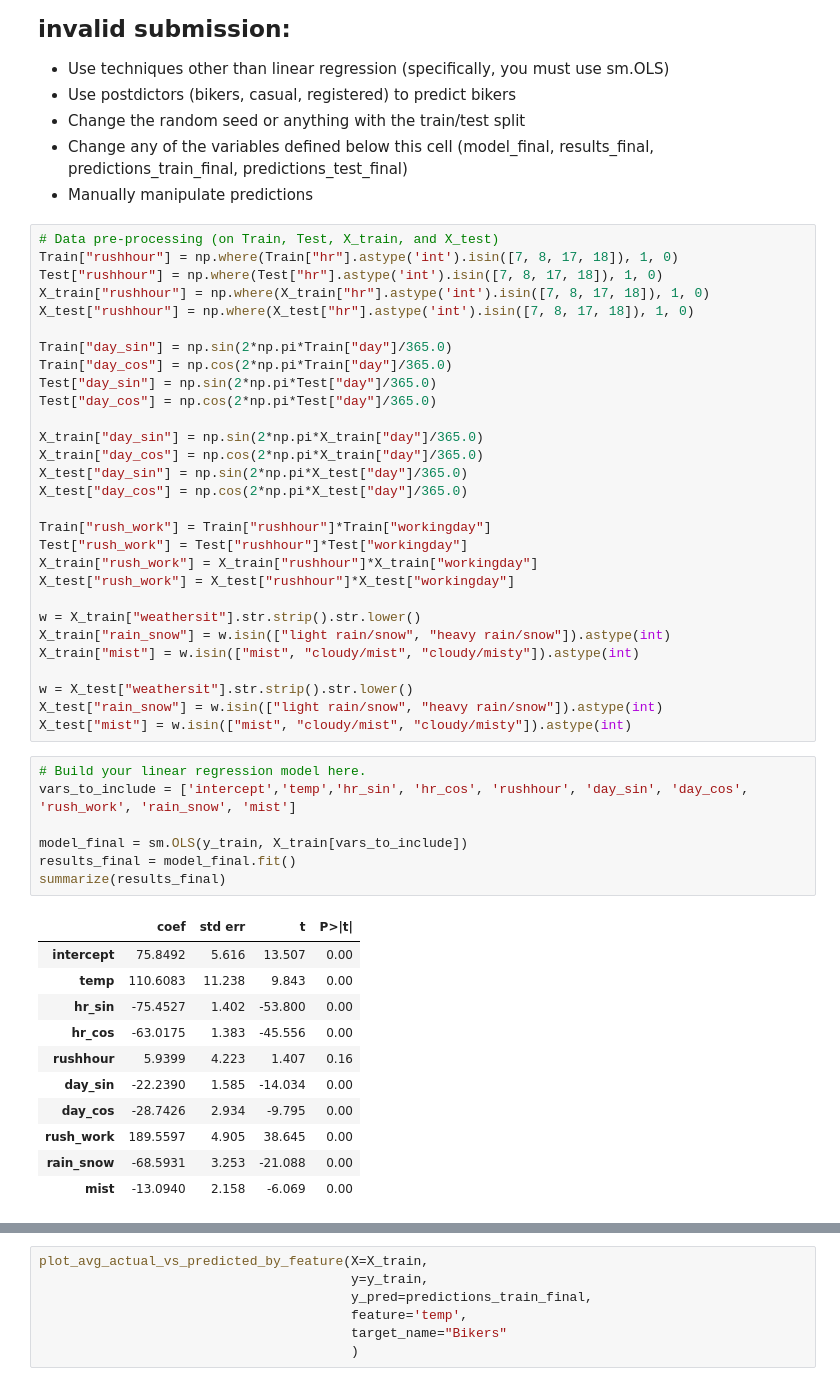
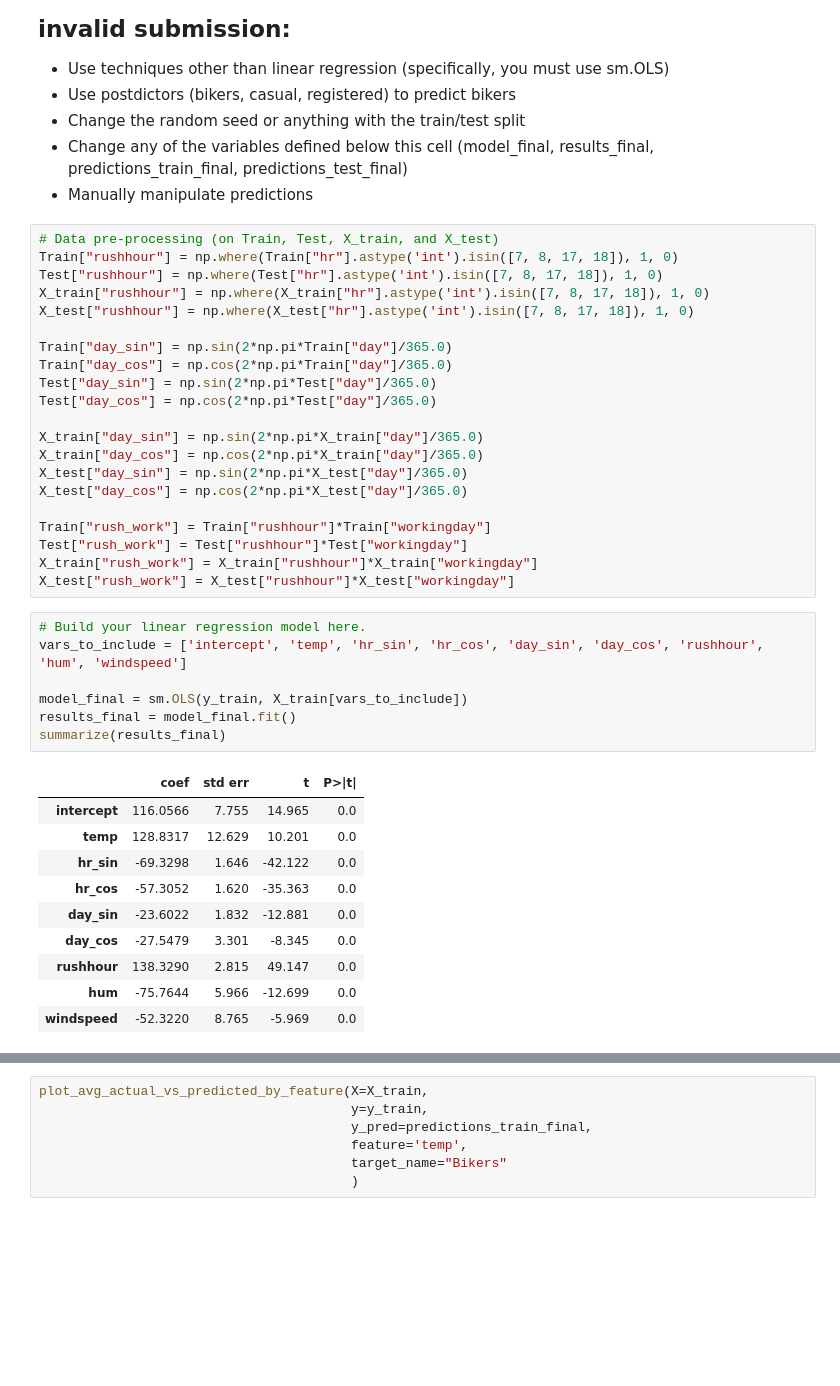
Before and after one commit to kangadi28/code_2600, a Jupyter notebook: mod05_nonlinear.ipynb, the cells around one changed output, grey strips where cells are left out. Cells and saved outputs as stored; diff of their text form; blank space fills up the shorter version.

Commit message:
Changed model so that train MSE is between 6600 and 6800

```diff
--- a/mod05_nonlinear.ipynb
+++ b/mod05_nonlinear.ipynb
@@ -324,33 +324,24 @@ Train["rush_work"] = Train["rushhour"]*Train["workingday"]
 Test["rush_work"] = Test["rushhour"]*Test["workingday"]
 X_train["rush_work"] = X_train["rushhour"]*X_train["workingday"]
 X_test["rush_work"] = X_test["rushhour"]*X_test["workingday"]
-
-w = X_train["weathersit"].str.strip().str.lower()
-X_train["rain_snow"] = w.isin(["light rain/snow", "heavy rain/snow"]).astype(int)
-X_train["mist"] = w.isin(["mist", "cloudy/mist", "cloudy/misty"]).astype(int)
-
-w = X_test["weathersit"].str.strip().str.lower()
-X_test["rain_snow"] = w.isin(["light rain/snow", "heavy rain/snow"]).astype(int)
-X_test["mist"] = w.isin(["mist", "cloudy/mist", "cloudy/misty"]).astype(int)
 # %%
 # Build your linear regression model here.
-vars_to_include = ['intercept','temp','hr_sin', 'hr_cos', 'rushhour', 'day_sin', 'day_cos', 'rush_work', 'rain_snow', 'mist']
+vars_to_include = ['intercept', 'temp', 'hr_sin', 'hr_cos', 'day_sin', 'day_cos', 'rushhour', 'hum', 'windspeed']
 
 model_final = sm.OLS(y_train, X_train[vars_to_include])
 results_final = model_final.fit()
 summarize(results_final)
 # %% [output]
 |  | coef | std err | t | P>|t| |
-| intercept | 75.8492 | 5.616 | 13.507 | 0.00 |
-| temp | 110.6083 | 11.238 | 9.843 | 0.00 |
-| hr_sin | -75.4527 | 1.402 | -53.800 | 0.00 |
-| hr_cos | -63.0175 | 1.383 | -45.556 | 0.00 |
-| rushhour | 5.9399 | 4.223 | 1.407 | 0.16 |
-| day_sin | -22.2390 | 1.585 | -14.034 | 0.00 |
-| day_cos | -28.7426 | 2.934 | -9.795 | 0.00 |
-| rush_work | 189.5597 | 4.905 | 38.645 | 0.00 |
-| rain_snow | -68.5931 | 3.253 | -21.088 | 0.00 |
-| mist | -13.0940 | 2.158 | -6.069 | 0.00 |
+| intercept | 116.0566 | 7.755 | 14.965 | 0.0 |
+| temp | 128.8317 | 12.629 | 10.201 | 0.0 |
+| hr_sin | -69.3298 | 1.646 | -42.122 | 0.0 |
+| hr_cos | -57.3052 | 1.620 | -35.363 | 0.0 |
+| day_sin | -23.6022 | 1.832 | -12.881 | 0.0 |
+| day_cos | -27.5479 | 3.301 | -8.345 | 0.0 |
+| rushhour | 138.3290 | 2.815 | 49.147 | 0.0 |
+| hum | -75.7644 | 5.966 | -12.699 | 0.0 |
+| windspeed | -52.3220 | 8.765 | -5.969 | 0.0 |
 # %%
 predictions_train_final = predict(X_train[vars_to_include], results_final)
 print('MSE train: ', mse(y_train, predictions_train_final))
```
Also changed, not shown: parts of 1 cell of this notebook.
